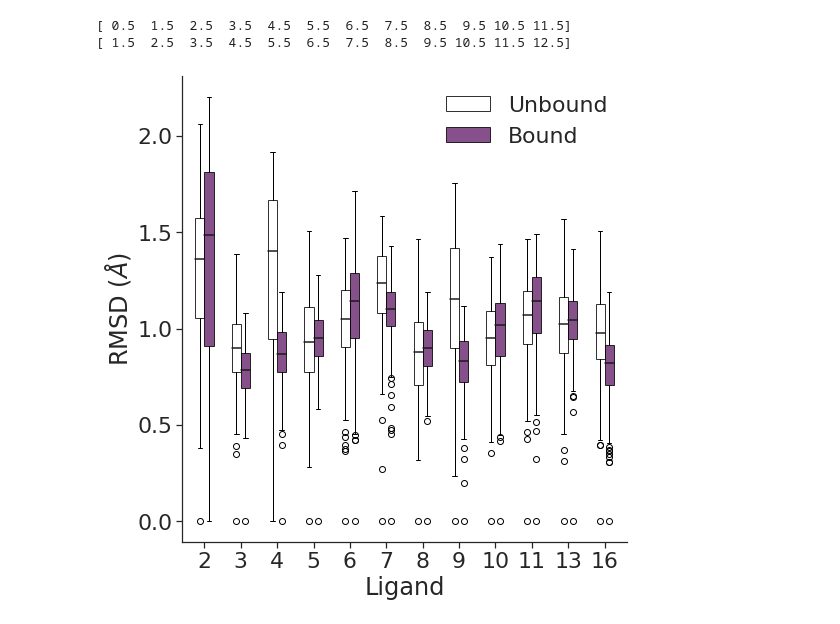
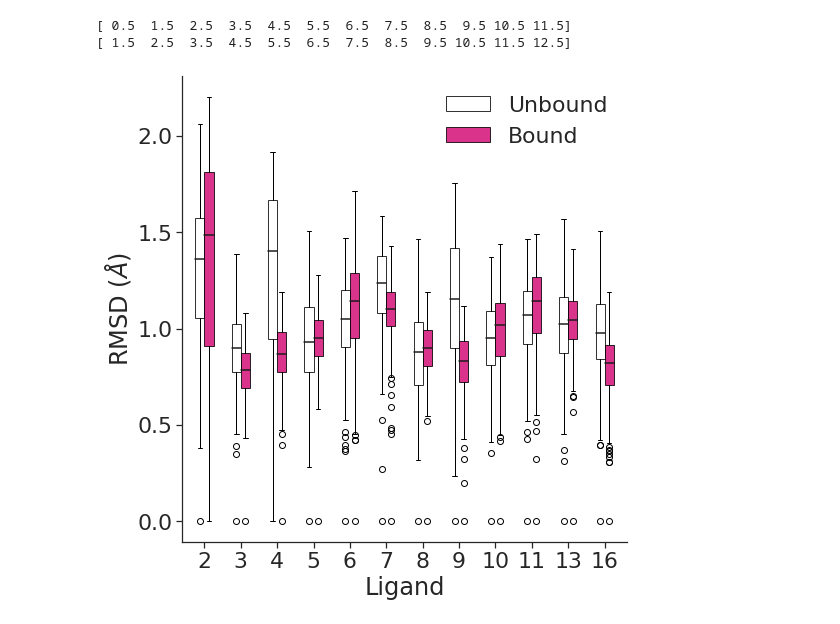
Before and after one commit to jasmin-guven/first_year_project, a Jupyter notebook: execution_model/scripts/plot_rmsd_box.ipynb, the cells around one changed output. Drawn from its saved outputs; the diff is of its cells as text; code cells hidden in the pictures.

Commit message:
box plots new colour

```diff
--- a/execution_model/scripts/plot_rmsd_box.ipynb
+++ b/execution_model/scripts/plot_rmsd_box.ipynb
@@ -102,32 +102,32 @@ fig = plt.figure(figsize=(8, 8))
 sns.set(context="notebook", palette="colorblind", style="ticks", font_scale=2.)
 
 median_line_properties = dict(linestyle='-', linewidth=1.5, color="k")
 box_properties = dict(alpha=0.8)
 
 xtick_positions = np.arange(1, len(ligands) + 1, 1)
 print(xtick_positions - 0.5)
 print(xtick_positions + 0.5)
 
 free_box = plt.boxplot(free_rmsds, boxprops=box_properties, patch_artist=True, medianprops=median_line_properties, positions=xtick_positions - 0.25/2, widths=0.25)
 bound_box = plt.boxplot(bound_rmsds, boxprops=box_properties, patch_artist=True, medianprops=median_line_properties, positions=xtick_positions + 0.25/2, widths=0.25)
 colours = ["#F9A800", "#0099AB"]
 rgba_colours = [(1, 1, 1),
-                (104/255, 36/255, 109/255)]
+                (208/255, 0/255, 111/255)]
 
 for patch in free_box["boxes"]:
     patch.set_facecolor(rgba_colours[0])
 for patch in bound_box["boxes"]:
     patch.set_facecolor(rgba_colours[1])
 plt.xticks(ticks=xtick_positions, labels=ligands)
 plt.legend(handles=[free_box["boxes"][0], bound_box["boxes"][0]], labels=["Unbound", "Bound"], frameon=False)
 # ax[1].set_xticks(ticks=xtick_positions, labels=ligands, fontsize=12)
 plt.xlabel("Ligand")
 plt.ylabel(f"RMSD ($\AA$)")
 sns.despine()
 fig.tight_layout()
 fig.subplots_adjust(wspace=0.05)
 plt.savefig(f"../../plots/rmsd/box_plot_rmsd_comparison.pdf")
 # %% [output]
 [ 0.5  1.5  2.5  3.5  4.5  5.5  6.5  7.5  8.5  9.5 10.5 11.5]
 [ 1.5  2.5  3.5  4.5  5.5  6.5  7.5  8.5  9.5 10.5 11.5 12.5]
-[figure, old version]
+[figure, new version]
```
Also changed, not shown: parts of 1 cell of this notebook, 25 other files.
